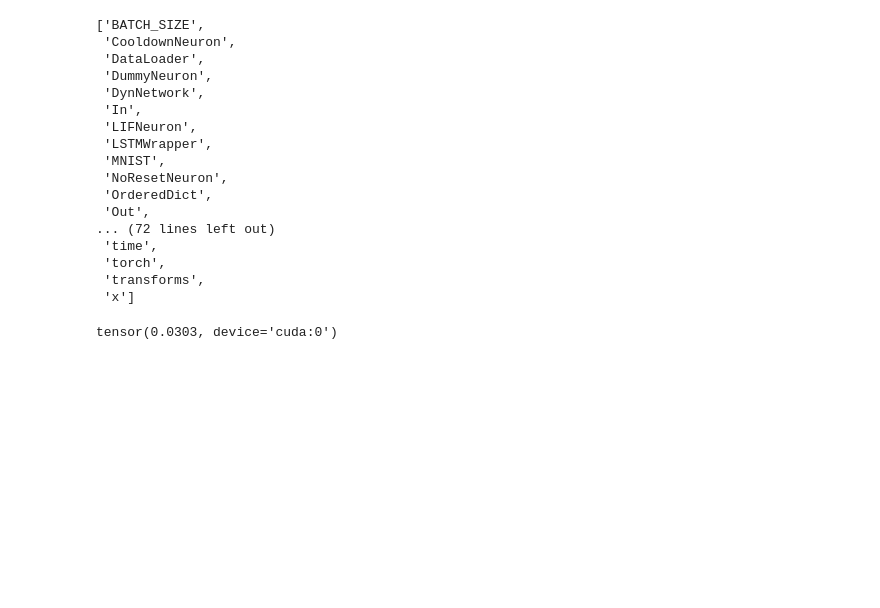
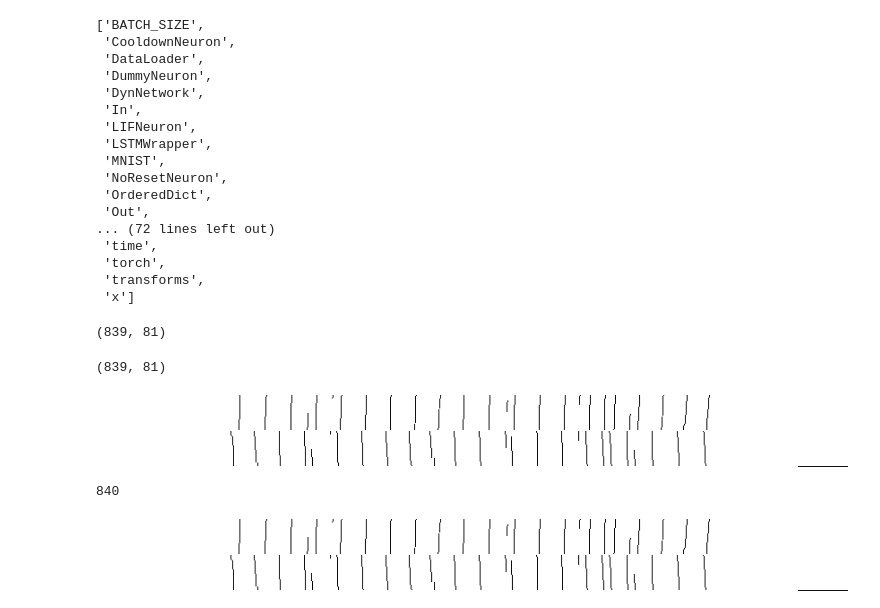
Before and after one commit to Quickblink/rsnn, a Jupyter notebook: Experiments/SequentialMNIST.ipynb, the cells around one changed output. Drawn from its saved outputs; the diff is of its cells as text; code cells hidden in the pictures; blank space fills up the shorter version.

```diff
--- a/Experiments/SequentialMNIST.ipynb
+++ b/Experiments/SequentialMNIST.ipynb
@@ -299,6 +301,7 @@ dir()
  'transforms',
  'x']
 # %%
+BATCH_SIZE = 1
 trigger_signal = torch.ones([783+56, 1, 1], device=device)
 trigger_signal[:783] = 0
 def encode_input(curr, last):
@@ -307,10 +310,34 @@ def encode_input(curr, last):
     out[:783, :, 1, :] = ((torch.arange(40, device=curr.device) > 40 * last) & (torch.arange(40, device=curr.device) < 40 * curr)).float()
     out = torch.cat((out.view([783+56, curr.shape[1], 80]), trigger_signal.expand([783+56, curr.shape[1], 1])), dim=-1)
     return out
-inp = data_loader.__iter__().__next__()[0]
+inp = transforms.ToTensor()(MNIST('../')[7][0])#data_loader.__iter__().__next__()[0]
 x = inp.view(BATCH_SIZE, -1, 1).transpose(0,1).to(device)
 x = encode_input(x[1:], x[:-1])
-# %%
-x.mean()
-# %% [output]
-tensor(0.0303, device='cuda:0')
+# %%
+input = x
+ar_length = input.shape[0]
+array_list = [input] #log['loop']['output']
+array_list2 = []
+for ar in array_list:
+    array_list2.append(ar[:, 0])
+    array_list2.append(torch.ones((ar_length, 1), device=input.device) * 0.5)
+big_ar = (1-torch.cat(array_list2[:-1], dim=1).detach()).t() * 255
+img = Image.fromarray(big_ar.cpu().numpy().astype(np.uint8), 'L')
+# %%
+big_ar2 = torch.zeros_like(big_ar)
+for i in range(40):
+    big_ar2[2*i] = big_ar[i]
+    big_ar2[2*i+1] = big_ar[i+40]
+img = Image.fromarray(big_ar2.cpu().numpy().astype(np.uint8), 'L')
+# %%
+img.size
+# %% [output]
+(839, 81)
+# %%
+img.size
+# %% [output]
+(839, 81)
+# %%
+img
+# %% [output]
+[figure, added]
@@ -316,0 +346,4 @@ tensor(0.0303, device='cuda:0')
+# %%
+28*30
+# %% [output]
+840
@@ -316,0 +380,4 @@ tensor(0.0303, device='cuda:0')
+# %%
+img
+# %% [output]
+[figure, added]
```
Also changed, not shown: parts of 11 cells of this notebook, 1 other file.
